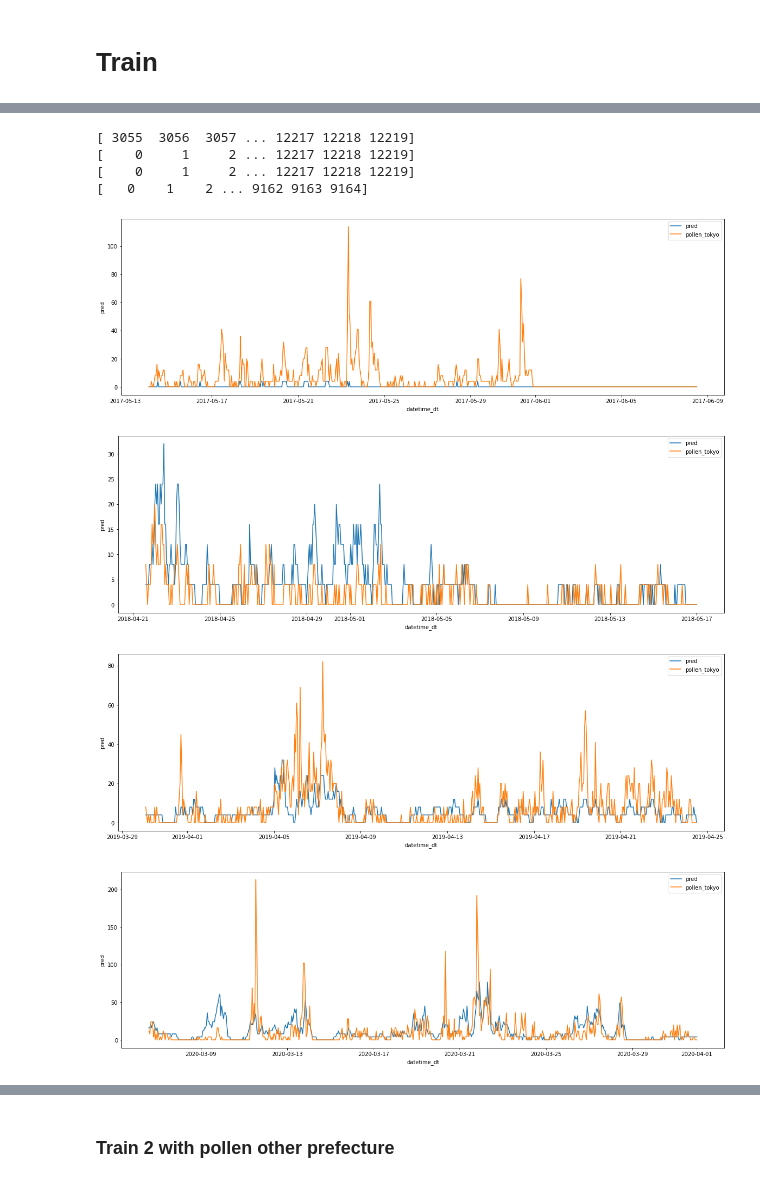
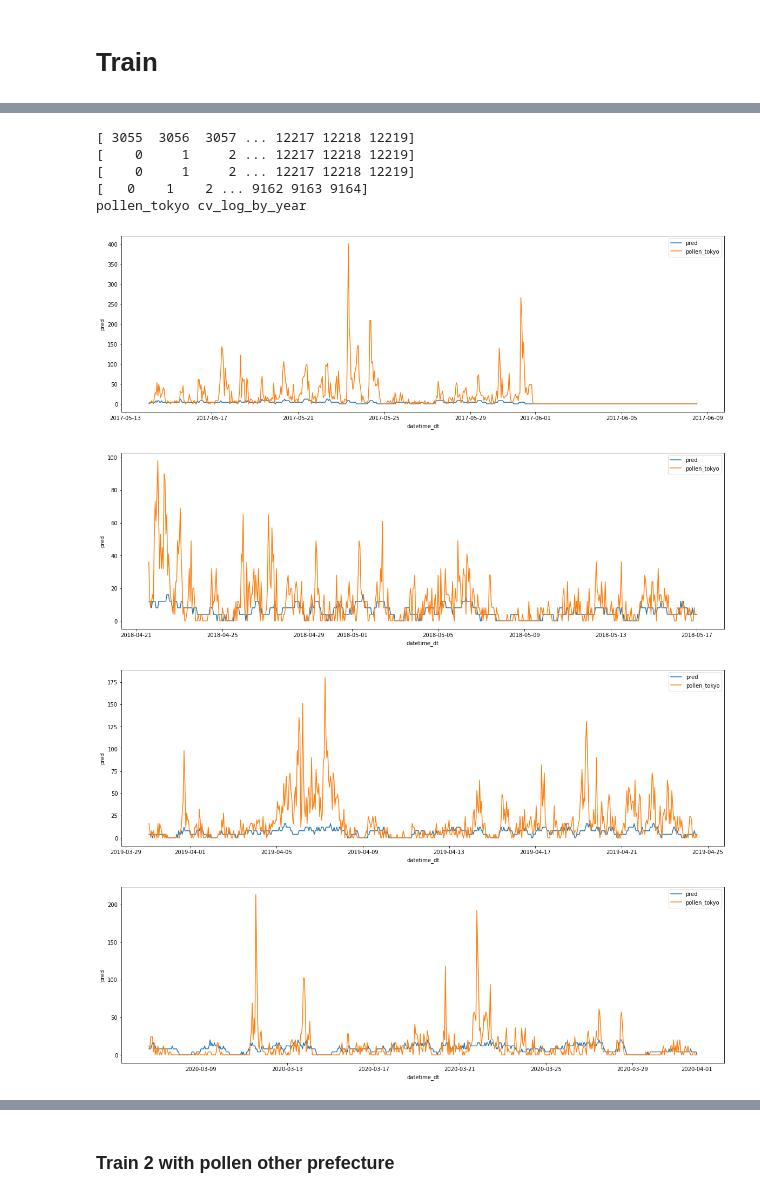
Before and after one commit to masaponto/kafun_solution, a Jupyter notebook: exp11/lgbm_kfold3.ipynb, the cells around one changed output, grey strips where cells are left out. Saved outputs shown, nothing was run; the diff lists cells and outputs as text; code cells hidden in the pictures.

```diff
--- a/exp11/lgbm_kfold3.ipynb
+++ b/exp11/lgbm_kfold3.ipynb
@@ -148,8 +148,7 @@ def train_lightgbm_with_cv_log(
     ],
     val_test_split: float =0.8,
     q: int =-1,
-    plot: bool = True,
-    convert_pollen: bool=True
+    plot: bool = True
 ) -> Union[np.array, List[np.float], pd.DataFrame, np.array]:
 
     # print(f"========={target_label}==========")
@@ -242,8 +241,7 @@ def train_lightgbm_with_cv_log(
             ax = sns.lineplot(data=_df_v_test, x="datetime_dt", y=label, label=label)
 
     prediction = np.where(prediction < 0, 0, prediction)
-    if convert_pollen:
-        prediction = np.array([getNearestValue(pollen_list, v) for v in prediction])
+    prediction = np.array([getNearestValue(pollen_list, v) for v in prediction])
 
     imps = np.mean(imps_list, axis=0)
     df_imps = pd.DataFrame({"columns": _df[cols].columns.tolist(), "feat_imp": imps})
@@ -1285,7 +1248,6 @@ def run_train(
         "pollen_chiba",
         "pollen_tokyo",
     ],
-    convert_pollen:bool=True
 ):
 
     _df_tr = _df[_df[label] >= 0].reset_index(drop=True)
@@ -1303,12 +1265,11 @@ def run_train(
         target_label=label,
         unused_label=["datetime", "datetime_dt"] + unused_feat,
         label_cols=label_cols,
-        q=q,
-        convert_pollen=convert_pollen
+        q=q
     )
 
 
-    #print(label, "cv_log_by_year")
+    print(label, "cv_log_by_year")
     # prediction, scores, df_imps, _val_scores, v_test_scores = train_lightgbm_with_cv_log_by_year(
     #     _df_tr,
     #     _df_test,
@@ -1347,6 +1308,4 @@ def make_feature(
 df_train = pd.read_csv(Config.train_path)
 df_test = pd.read_csv(Config.test_path)
 # %%
-#q_ut, q_tk, q_cb = 50, 30, 36
-
-q_ut, q_tk, q_cb = 50000, 50000, 50000 # 不要なので大きい値
+q_ut, q_tk, q_cb = 50, 30, 36
@@ -1417,18 +1340,17 @@ prediction_ut_1, scores_ut, df_imps_ut, _val_scores_ut, v_test_scores_ut = run_t
 # %%
 # tk
-_df_tk = convert_pollen_total_2020(_df_tk, ["pollen_tokyo"], [total_pollen_2020_tk])
-
 prediction_tk_1, scores_tk, df_imps_tk, _val_scores_tk, v_test_scores_tk = run_train(
         _df_tk, _df_test_tk, q_tk, "pollen_tokyo"
 )
 # %% [output]
 [ 3055  3056  3057 ... 12217 12218 12219]
 [    0     1     2 ... 12217 12218 12219]
 [    0     1     2 ... 12217 12218 12219]
 [   0    1    2 ... 9162 9163 9164]
+pollen_tokyo cv_log_by_year
-[figure, old version]
+[figure, new version]
-[figure, old version]
+[figure, new version]
-[figure, old version]
+[figure, new version]
-[figure, old version]
+[figure, new version]
 # %%
 # cb
```
Also changed, not shown: parts of 26 cells of this notebook, 2 other files.
